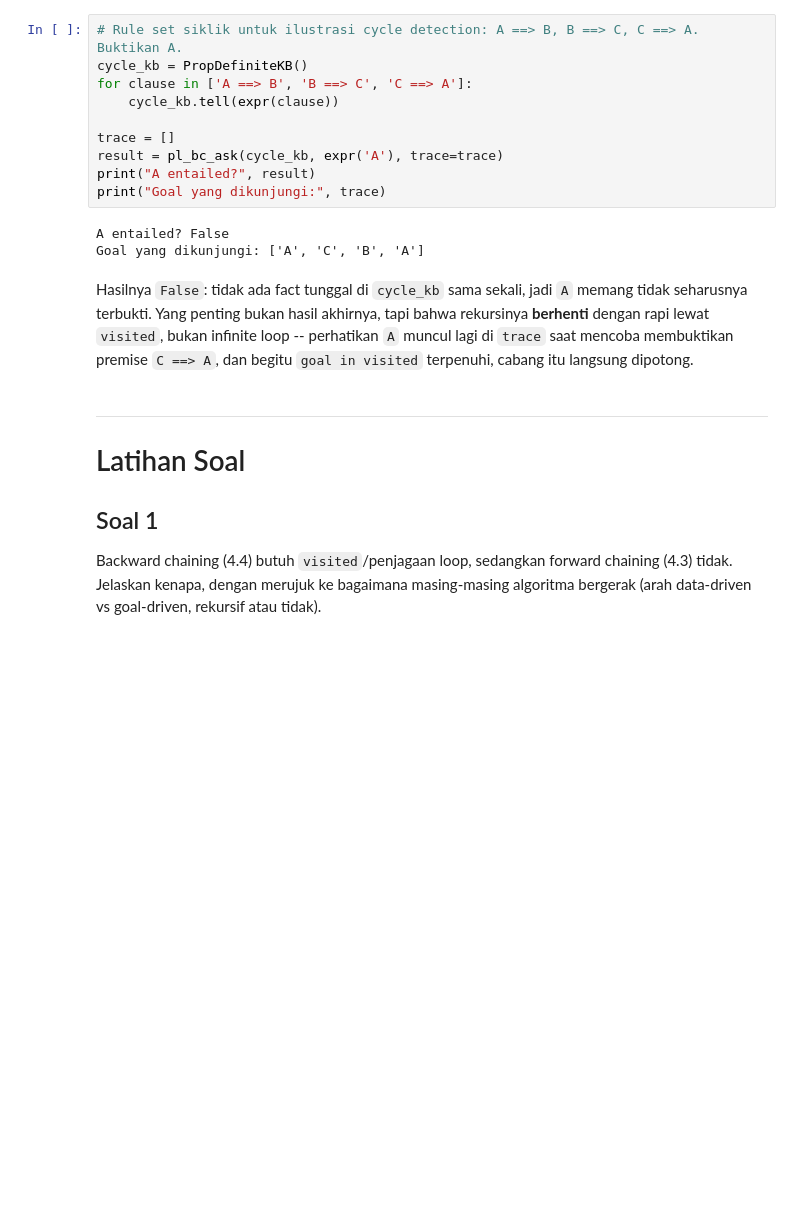
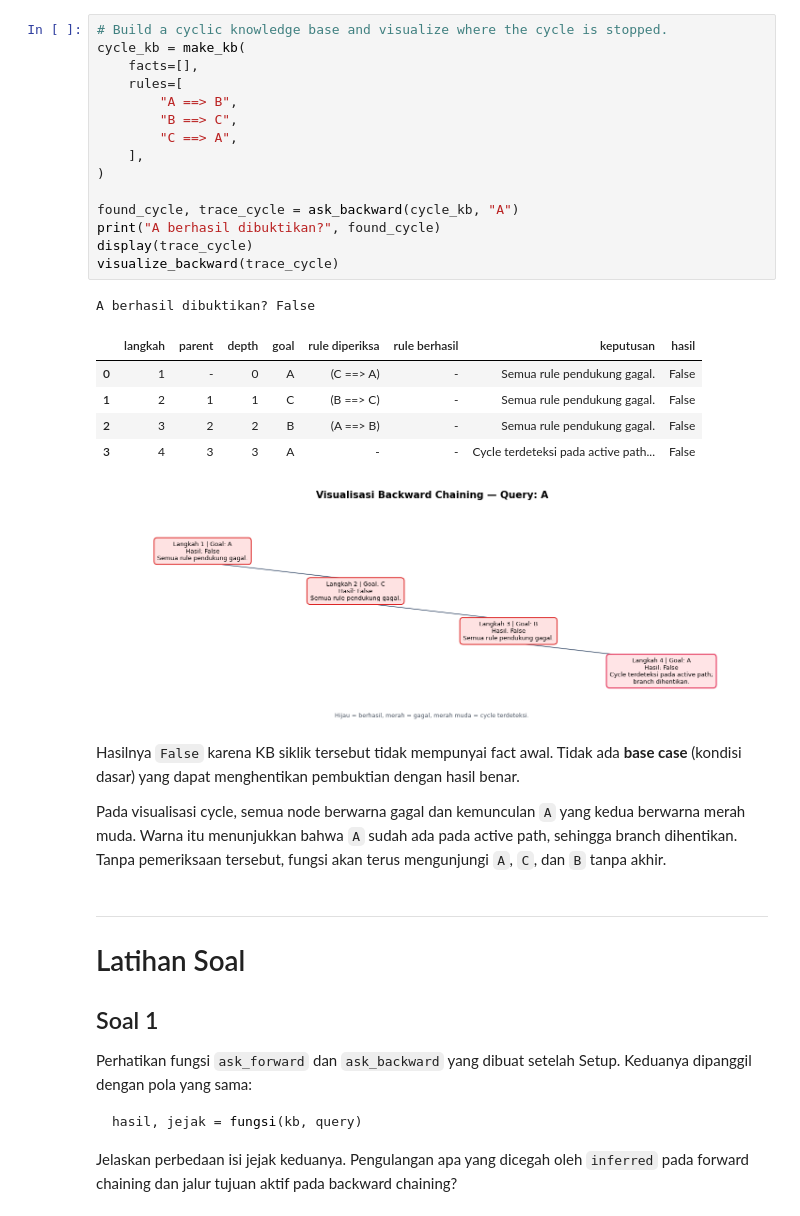
Before and after one commit to catherineapriliaharlina/Praktikum-KK, a Jupyter notebook: logics/04 - Forward & Backward Chaining.ipynb, the cells around one changed output. Saved outputs shown, nothing was run; the diff lists cells and outputs as text; blank space fills up the shorter version.

````diff
--- a/logics/04 - Forward & Backward Chaining.ipynb
+++ b/logics/04 - Forward & Backward Chaining.ipynb
@@ -400,32 +988,49 @@ Goal yang dikunjungi, berurutan: ['Q', 'P', 'L', 'A', 'P', 'A', 'B', 'M', 'B', '
 # %%
-# Rule set siklik untuk ilustrasi cycle detection: A ==> B, B ==> C, C ==> A. Buktikan A.
-cycle_kb = PropDefiniteKB()
-for clause in ['A ==> B', 'B ==> C', 'C ==> A']:
-    cycle_kb.tell(expr(clause))
+# Build a cyclic knowledge base and visualize where the cycle is stopped.
+cycle_kb = make_kb(
+    facts=[],
+    rules=[
+        "A ==> B",
+        "B ==> C",
+        "C ==> A",
+    ],
+)
 
-trace = []
-result = pl_bc_ask(cycle_kb, expr('A'), trace=trace)
-print("A entailed?", result)
-print("Goal yang dikunjungi:", trace)
+found_cycle, trace_cycle = ask_backward(cycle_kb, "A")
+print("A berhasil dibuktikan?", found_cycle)
+display(trace_cycle)
+visualize_backward(trace_cycle)
 # %% [output]
-A entailed? False
-Goal yang dikunjungi: ['A', 'C', 'B', 'A']
+A berhasil dibuktikan? False
+|  | langkah | parent | depth | goal | rule diperiksa | rule berhasil | keputusan | hasil |
+| 0 | 1 | - | 0 | A | (C ==> A) | - | Semua rule pendukung gagal. | False |
+| 1 | 2 | 1 | 1 | C | (B ==> C) | - | Semua rule pendukung gagal. | False |
+| 2 | 3 | 2 | 2 | B | (A ==> B) | - | Semua rule pendukung gagal. | False |
+| 3 | 4 | 3 | 3 | A | - | - | Cycle terdeteksi pada active path... | False |
+[figure, added]
 # %% [markdown]
-Hasilnya `False`: tidak ada fact tunggal di `cycle_kb` sama sekali, jadi
-`A` memang tidak seharusnya terbukti. Yang penting bukan hasil akhirnya,
-tapi bahwa rekursinya **berhenti** dengan rapi lewat `visited`, bukan
-infinite loop -- perhatikan `A` muncul lagi di `trace` saat mencoba
-membuktikan premise `C ==> A`, dan begitu `goal in visited` terpenuhi,
-cabang itu langsung dipotong.
+Hasilnya `False` karena KB siklik tersebut tidak mempunyai fact awal. Tidak ada
+**base case** (kondisi dasar) yang dapat menghentikan pembuktian dengan hasil
+benar.
+
+Pada visualisasi cycle, semua node berwarna gagal dan kemunculan `A` yang kedua
+berwarna merah muda. Warna itu menunjukkan bahwa `A` sudah ada pada active path,
+sehingga branch dihentikan. Tanpa pemeriksaan tersebut, fungsi akan terus
+mengunjungi `A`, `C`, dan `B` tanpa akhir.
 # %% [markdown]
 ---
 # Latihan Soal
 
 ## Soal 1
 
-Backward chaining (4.4) butuh `visited`/penjagaan loop, sedangkan forward
-chaining (4.3) tidak. Jelaskan kenapa, dengan merujuk ke bagaimana
-masing-masing algoritma bergerak (arah data-driven vs goal-driven,
-rekursif atau tidak).
+Perhatikan fungsi `ask_forward` dan `ask_backward` yang dibuat setelah Setup.
+Keduanya dipanggil dengan pola yang sama:
+
+```python
+hasil, jejak = fungsi(kb, query)
+```
+
+Jelaskan perbedaan isi jejak keduanya. Pengulangan apa yang dicegah oleh
+`inferred` pada forward chaining dan jalur tujuan aktif pada backward chaining?
 # %% [markdown]
 <details>
````
Also changed, not shown: parts of 31 cells of this notebook.
